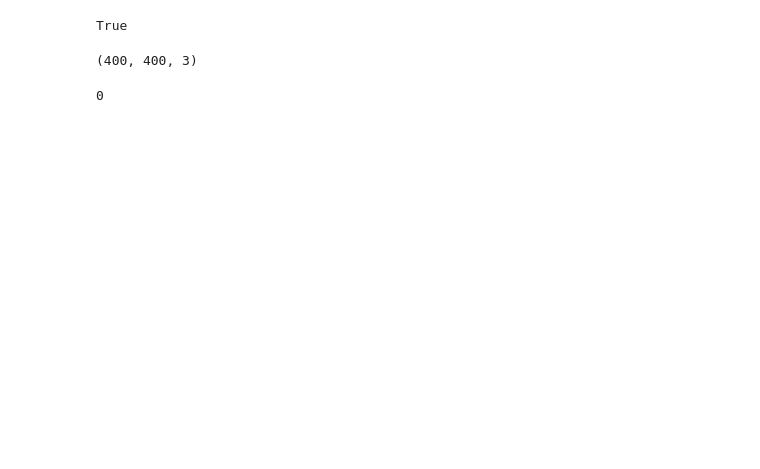
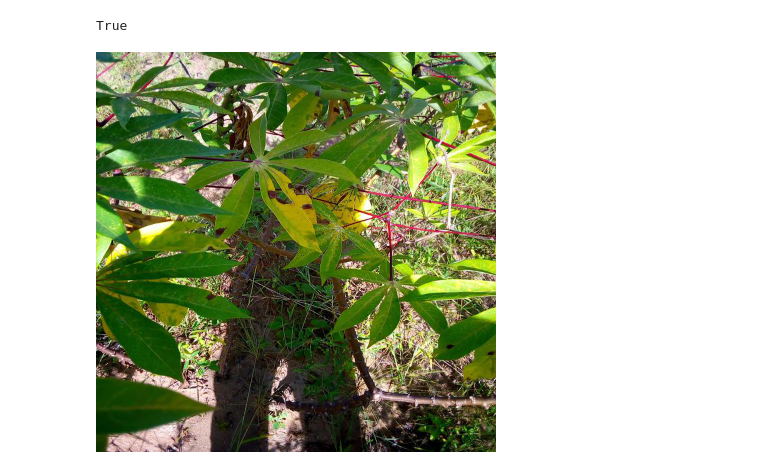
Before and after one commit to btseytlin/kaggle_cassava, a Jupyter notebook: notebooks/LMDB.ipynb, the cells around one changed output. Drawn from its saved outputs; the diff is of its cells as text; code cells hidden in the pictures; blank space fills up the shorter version.

Commit message:
Finally fix lmdb

```diff
--- a/notebooks/LMDB.ipynb
+++ b/notebooks/LMDB.ipynb
@@ -36,8 +28,0 @@ unpacked = deserialize_decompress(byteflow)
-# %%
-unpacked[0].shape
-# %% [output]
-(400, 400, 3)
-# %%
-unpacked[1]
-# %% [output]
-0
@@ -57,0 +29,4 @@ meta = unpacked[1:]
+# %%
+train_images_lmdb[0][0]
+# %% [output]
+[figure, added]
```
Also changed, not shown: parts of 7 cells of this notebook, 1 other file.
